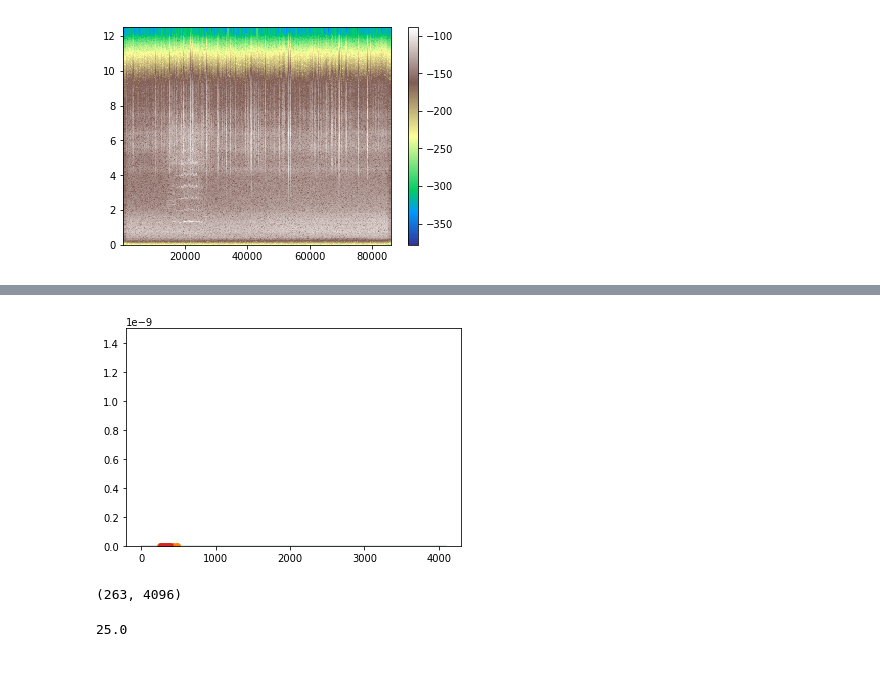
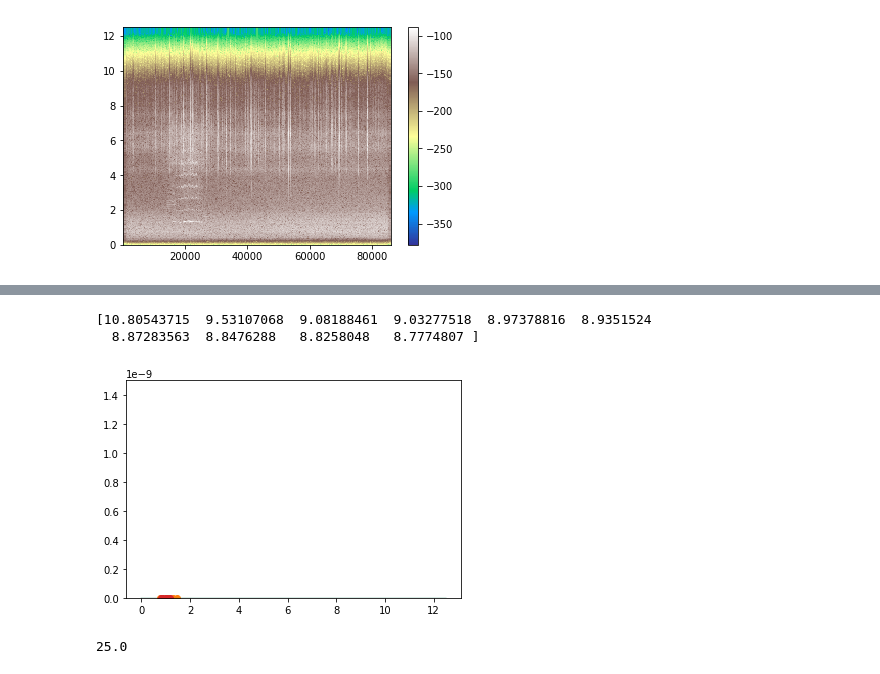
Before and after one commit to DDEssing/thesis_code, a Jupyter notebook: Amplitude_variation.ipynb, the cells around one changed output, grey strips where cells are left out. Drawn from its saved outputs; the diff is of its cells as text; code cells hidden in the pictures.

```diff
--- a/Amplitude_variation.ipynb
+++ b/Amplitude_variation.ipynb
@@ -271,3 +306,5 @@ def _nearest_pow_2(x):
         return a
     else:
         return b
+# %%
+value_max, index_max,value_max_f = searchmaxima(5, specgram.T[0], scale_vector=freq)
@@ -324,7 +366,0 @@ plt.show()
-# %%
-for i in range(0,50):
-    value_max1, index_max1 = searchmaxima(maxima=5, data=specgram.T[i])
-    plt.plot(specgram.T[i], alpha=.1)
-    plt.plot(index_max1, value_max1, 'o')
-    #plt.ylim(-350,-100)
-plt.show()
@@ -332,0 +367,12 @@ plt.show()
+# %%
+plt.figure(figsize=(12,8))
+for i in range(63,64):
+    value_max, _,value_max_f = searchmaxima(maxima=10, data=specgram.T[i], scale_vector=freq)
+    plt.plot(freq,specgram.T[i], alpha=.3)
+    plt.scatter(value_max_f, value_max, c=value_max,vmin=min(value_max), vmax=max(value_max), alpha=.9)
+    plt.grid(alpha=.3)
+    plt.xlim(0,8)
+    plt.xticks(np.linspace(0,8,17))
+    plt.xlabel('Frequency [Hz]')
+    print(i)
+plt.show()
@@ -333,15 +382,26 @@ plt.show()
+# %%
+print(-100/(np.log10(value_max)))
+#print(value_max,value_max_f)
+# %% [output]
+[10.80543715  9.53107068  9.08188461  9.03277518  8.97378816  8.9351524
+  8.87283563  8.8476288   8.8258048   8.7774807 ]
 # %%
+plt.figure(figsize=(12,8))
 for i in range(np.shape(specgram.T)[0]):
-    value_max1, index_max1 = searchmaxima(maxima=5, data=specgram.T[i])
-    plt.plot(specgram.T[i], alpha=.1)
-    plt.plot(index_max1, value_max1, 'o')
+    value_max, _,value_max_f = searchmaxima(maxima=10, data=specgram.T[i], scale_vector=freq)
+    plt.plot(freq,specgram.T[i], alpha=.1)
+    plt.plot(value_max_f, value_max, 'o')
     plt.ylim(0,1.5e-9)
+    plt.xlim(0,8)
+    plt.xticks(np.linspace(0,8,17))
+    plt.xlabel('Frequency [Hz]')
+
     if i%5 == 0:
         plt.savefig('../../Plots/test1/'+ str(i))
         plt.clf()
 #plt.show()
 # %% [output]
-[figure, old version]
+[figure, new version]
 # %%
 plt.plot(specgram[948])
 plt.plot((value_max_f), (value_max), 'o')
@@ -355,10 +415,6 @@ plt.grid()
 #plt.plot(value_fourth_max_f, value_fourth_max, 'o')
 #plt.plot(f_sig[np.argmax(Pxx_sig[::1])], np.max(Pxx_sig[::1]), 'o')
 plt.show()
-# %%
-print(np.shape(specgram.T))
-# %% [output]
-(263, 4096)
 # %%
 test = np.linspace(20,30,11)
 # %%
```
Also changed, not shown: parts of 8 cells of this notebook.
